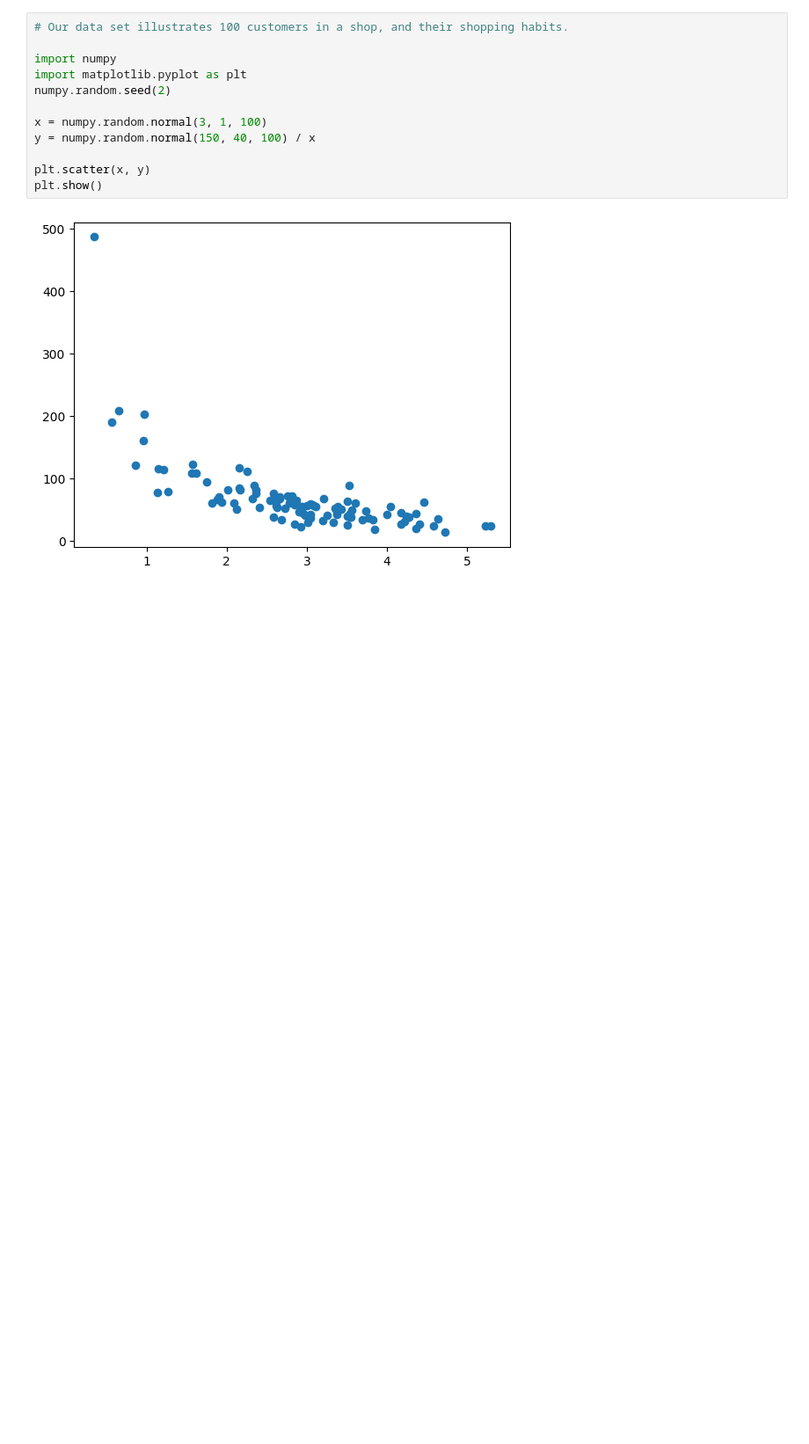
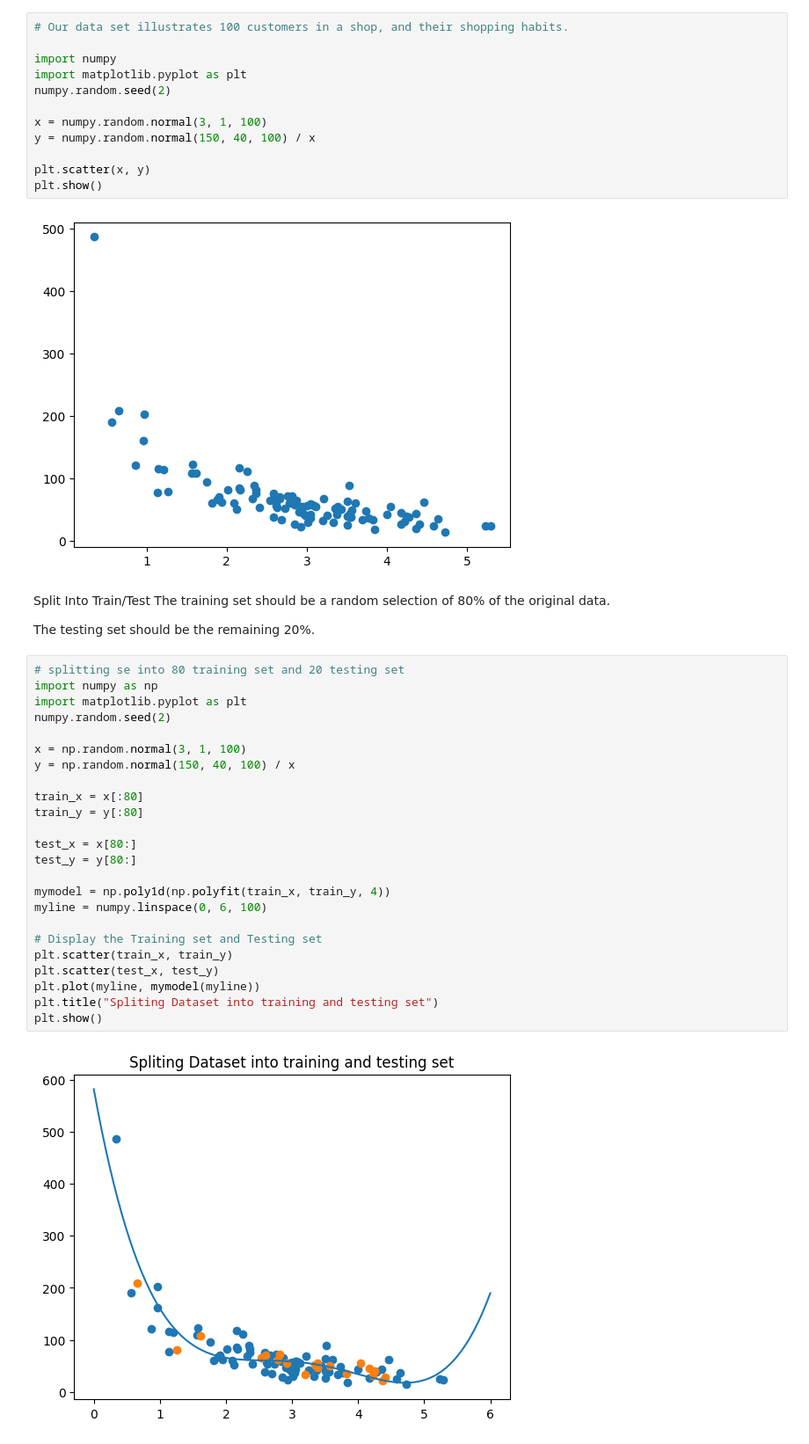
Before and after one commit to Dileepchy/Pandas_Tutorial, a Jupyter notebook: machinelearning.ipynb, the cells around one changed output. Shown at 88% size. Drawn from its saved outputs; the diff is of its cells as text; blank space fills up the shorter version.

```diff
--- a/machinelearning.ipynb
+++ b/machinelearning.ipynb
@@ -330,3 +330,34 @@ plt.scatter(x, y)
 plt.show()
 # %% [output]
 [figure]
+# %% [markdown]
+Split Into Train/Test
+The training set should be a random selection of 80% of the original data.
+
+The testing set should be the remaining 20%.
+# %%
+# splitting se into 80 training set and 20 testing set
+import numpy as np
+import matplotlib.pyplot as plt
+numpy.random.seed(2)
+
+x = np.random.normal(3, 1, 100)
+y = np.random.normal(150, 40, 100) / x
+
+train_x = x[:80]
+train_y = y[:80]
+
+test_x = x[80:]
+test_y = y[80:]
+
+mymodel = np.poly1d(np.polyfit(train_x, train_y, 4))
+myline = numpy.linspace(0, 6, 100)
+
+# Display the Training set and Testing set
+plt.scatter(train_x, train_y)
+plt.scatter(test_x, test_y)
+plt.plot(myline, mymodel(myline))
+plt.title("Spliting Dataset into training and testing set")
+plt.show()
+# %% [output]
+[figure, added]
```
Also changed, not shown: parts of 8 cells of this notebook, 1 other file.
